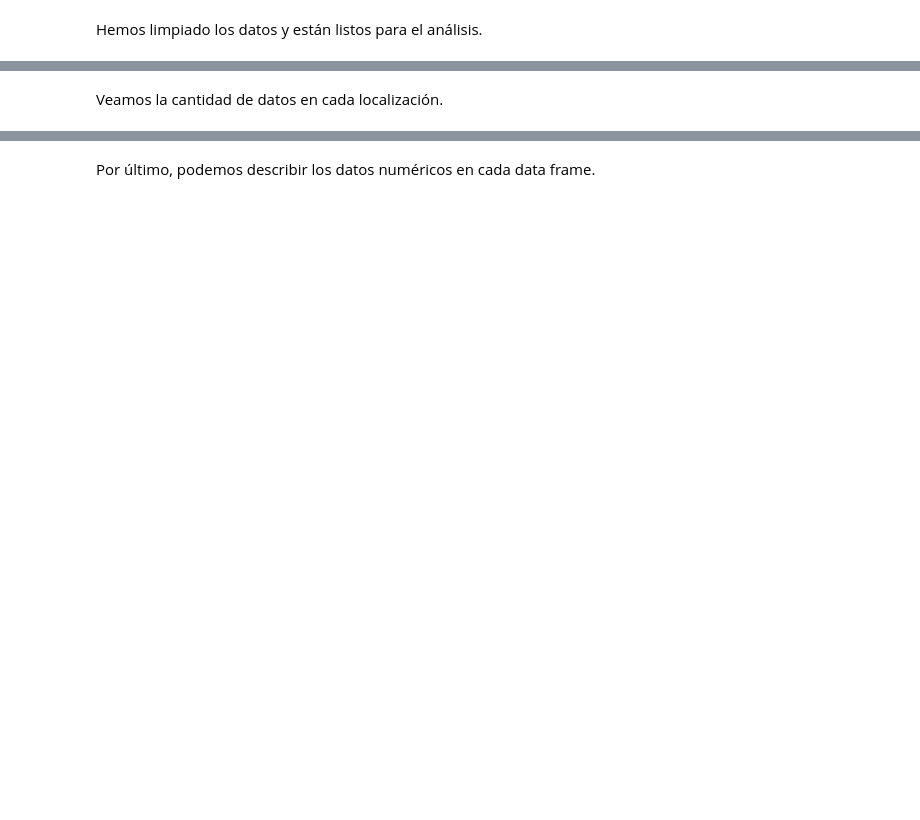
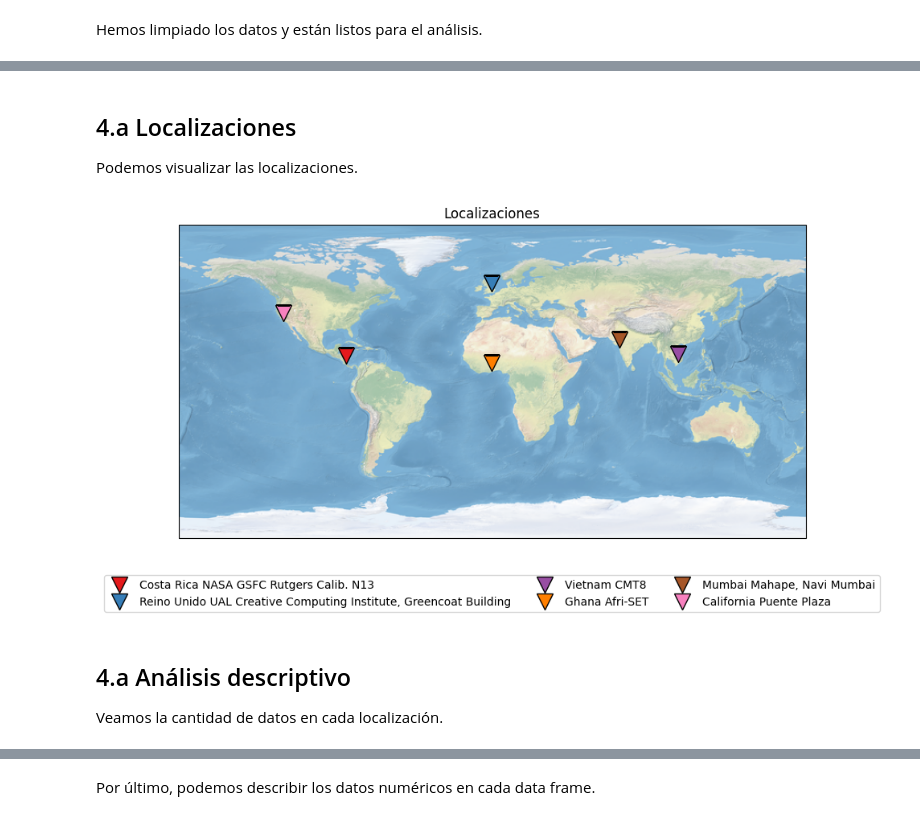
Before and after one commit to andonyns/air-quality, a Jupyter notebook: main.ipynb, the cells around one changed output, grey strips where cells are left out. Drawn from its saved outputs; the diff is of its cells as text; code cells hidden in the pictures; blank space fills up the shorter version.

```diff
--- a/main.ipynb
+++ b/main.ipynb
@@ -599,7 +642,8 @@ def location_to_pd(location_data: Location) -> pd.DataFrame:
 
     """
     rows = []
-    location_name = f"{location_data.country} {location_data.name}"
+    location_name = location_data.name
+    country_name = location.country
 
     for sensor_id, sensor_pages in location_data.sensors_data.items():
         for page in sensor_pages:
@@ -616,6 +660,7 @@ def location_to_pd(location_data: Location) -> pd.DataFrame:
                 rows.append(
                     [
                         location_data.id,
+                        country_name,
                         location_name,
                         sensor_id,
                         datetime_from.get("utc"),
@@ -638,6 +683,7 @@ def location_to_pd(location_data: Location) -> pd.DataFrame:
 
     columns = [
         "location_id",
+        "country_name",
         "location_name",
         "sensor_id",
         "from_date",
@@ -726,0 +784,4 @@ for df, location in zip(locations_dfs, locations):
+# %% [markdown]
+## 4.a Localizaciones
+
+Podemos visualizar las localizaciones.
@@ -727,2 +798,45 @@ for df, location in zip(locations_dfs, locations):
+# %%
+# Setup the map
+fig, ax = plt.subplots(
+    figsize=(10, 10),
+    subplot_kw={'projection': ccrs.PlateCarree()}
+)
+ax.stock_img()
+
+# Plot each location on the map
+for i, location in enumerate(locations):
+    longitude = location.coordinates['longitude']
+    # We add a little offset to move the triangle tip to point
+    latitude = location.coordinates['latitude'] + 5
+
+    color = locations_color_map[location.country]
+
+    ax.plot(
+        longitude,
+        latitude,
+        label=location.country + " " + location.name,
+        color=color,
+        marker='v',
+        markeredgewidth=1,
+        markeredgecolor='black',
+        markersize=15,
+        linestyle='None',
+        transform=ccrs.PlateCarree()
+    )
+
+# Legend with colors
+ax.legend(
+    loc='upper center',
+    fontsize=10,
+    bbox_to_anchor=(0.5, -0.1),
+    ncol=3
+)
+plt.title("Localizaciones")
+plt.tight_layout()
+plt.show()
+# %% [output]
+[figure, added]
 # %% [markdown]
+## 4.a Análisis descriptivo
+
 Veamos la cantidad de datos en cada localización.
```
Also changed, not shown: parts of 34 cells of this notebook.
